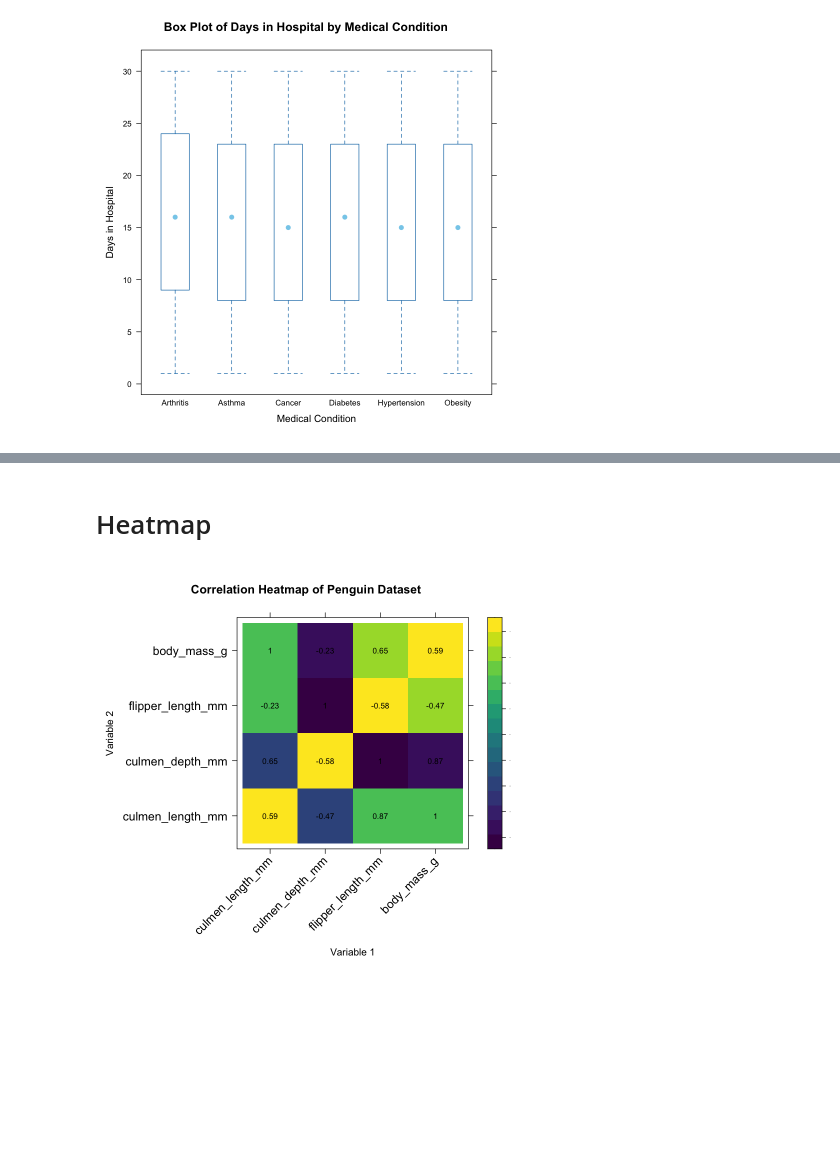
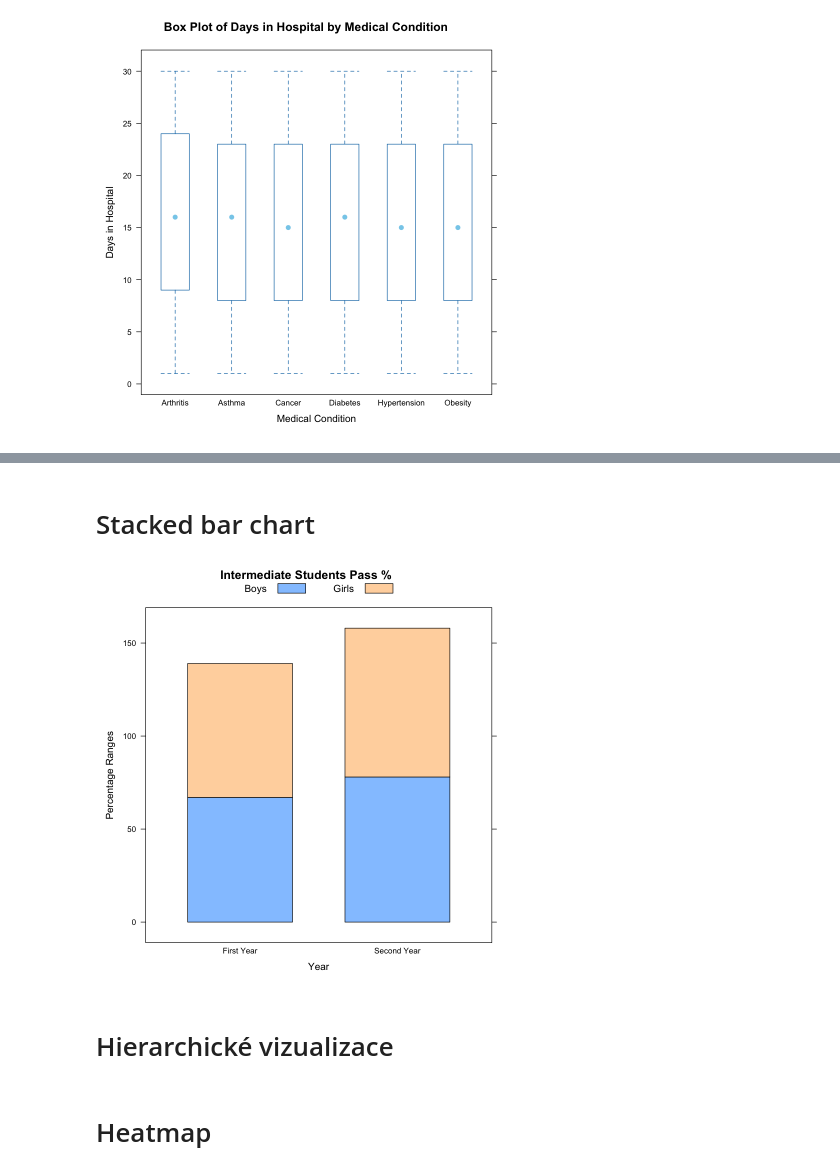
Before and after one commit to ngum17/vizualizace, a Jupyter notebook: R/lattice.ipynb, the cells around one changed output, grey strips where cells are left out. Drawn from its saved outputs; the diff is of its cells as text; code cells hidden in the pictures; blank space fills up the shorter version.

```diff
--- a/R/lattice.ipynb
+++ b/R/lattice.ipynb
@@ -86,38 +111,25 @@ print(splom_obj)
+# %% [markdown]
+# Stacked bar chart
+# %%
+# Load necessary libraries
+library(lattice)
+library(reshape2)
+
+# Create data
+students <- data.frame(Year = c("First Year", "Second Year"),
+                       Boys = c(67, 78),
+                       Girls = c(72, 80))
+
+# Reshape data to long format
+students_long <- melt(students, id.vars = "Year", variable.name = "Gender", value.name = "Percentage")
+
+# Create a stacked bar chart
+barchart(Percentage ~ Year, data = students_long, groups = Gender, auto.key = list(columns = 2),
+         main = "Intermediate Students Pass %", xlab = "Year", ylab = "Percentage Ranges",
+         scales = list(x = list(rot = 0)), stack = TRUE, horizontal = FALSE)
+# %% [output]
+[figure, added]
+# %% [markdown]
+# Hierarchické vizualizace
 # %% [markdown]
 # Heatmap
-# %%
-# Load required libraries
-library(lattice)
-library(viridis)
-library(tidyr)
-library(dplyr)
-
-# Load the penguins dataset
-penguins <- read.csv('penguins.csv')
-
-# Remove missing values
-penguins <- na.omit(penguins)
-
-# Select columns 3 to 6 for heatmap
-heatmap_data <- penguins[, 3:6]
-
-# Calculate correlation matrix
-correlation_matrix <- cor(heatmap_data)
-
-# Convert the correlation matrix to a dataframe
-correlation_df <- as.data.frame(correlation_matrix)
-
-# Plot heatmap using lattice with correlation values
-levelplot(correlation_matrix,
-          col.regions = viridis(100),
-          scales = list(x = list(rot = 45, cex = 1.2), y = list(rot = 0, cex = 1.2)),
-          xlab = "Variable 1", ylab = "Variable 2",
-          main = "Correlation Heatmap of Penguin Dataset",
-          panel = function(...) {
-            panel.levelplot(...)
-            panel.text(x = rep(1:ncol(correlation_matrix), each = nrow(correlation_matrix)),
-                       y = rep(nrow(correlation_matrix):1, times = ncol(correlation_matrix)),
-                       labels = round(correlation_matrix, 2), cex = 0.8, col = "black")
-          })
-# %% [output]
-[figure, removed]
```
Also changed, not shown: parts of 21 cells of this notebook, 32 other files.
